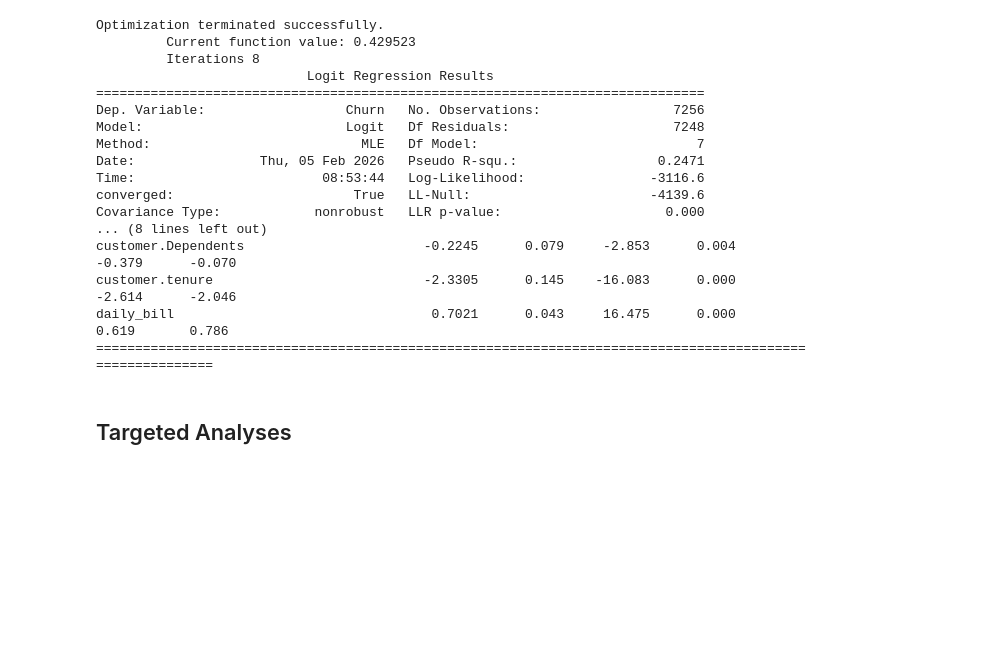
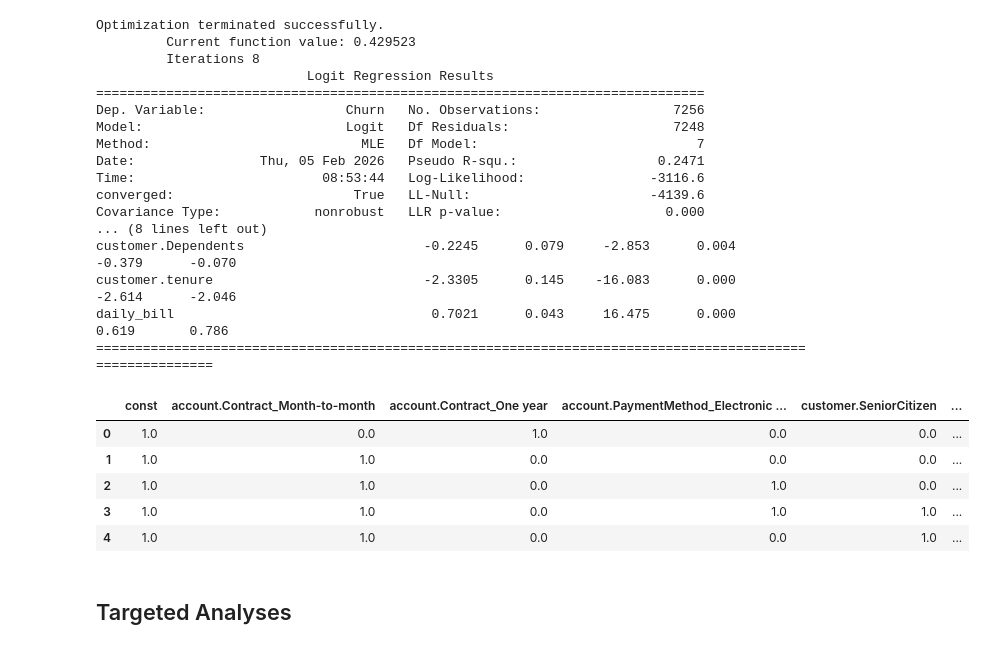
Before and after one commit to lucas-aoki02/machine_learning_telecomx, a Jupyter notebook: ml_telecomx.ipynb, the cells around one changed output. Drawn from its saved outputs; the diff is of its cells as text; code cells hidden in the pictures; blank space fills up the shorter version.

```diff
--- a/ml_telecomx.ipynb
+++ b/ml_telecomx.ipynb
@@ -206,6 +204,15 @@ customer.Dependents                       -0.2245      0.079     -2.853      0.0
 customer.tenure                           -2.3305      0.145    -16.083      0.000      -2.614      -2.046
 daily_bill                                 0.7021      0.043     16.475      0.000       0.619       0.786
 ==========================================================================================================
+# %%
+df_x_train.head()
+# %% [output]
+|  | const | account.Contract_Month-to-month | account.Contract_One year | account.PaymentMethod_Electronic ... | customer.SeniorCitizen | ... |
+| 0 | 1.0 | 0.0 | 1.0 | 0.0 | 0.0 | ... |
+| 1 | 1.0 | 1.0 | 0.0 | 0.0 | 0.0 | ... |
+| 2 | 1.0 | 1.0 | 0.0 | 1.0 | 0.0 | ... |
+| 3 | 1.0 | 1.0 | 0.0 | 1.0 | 1.0 | ... |
+| 4 | 1.0 | 1.0 | 0.0 | 0.0 | 1.0 | ... |
 # %% [markdown]
 ## Targeted Analyses
 # %%
```
Also changed, not shown: parts of 1 cell of this notebook, 1 other file.
